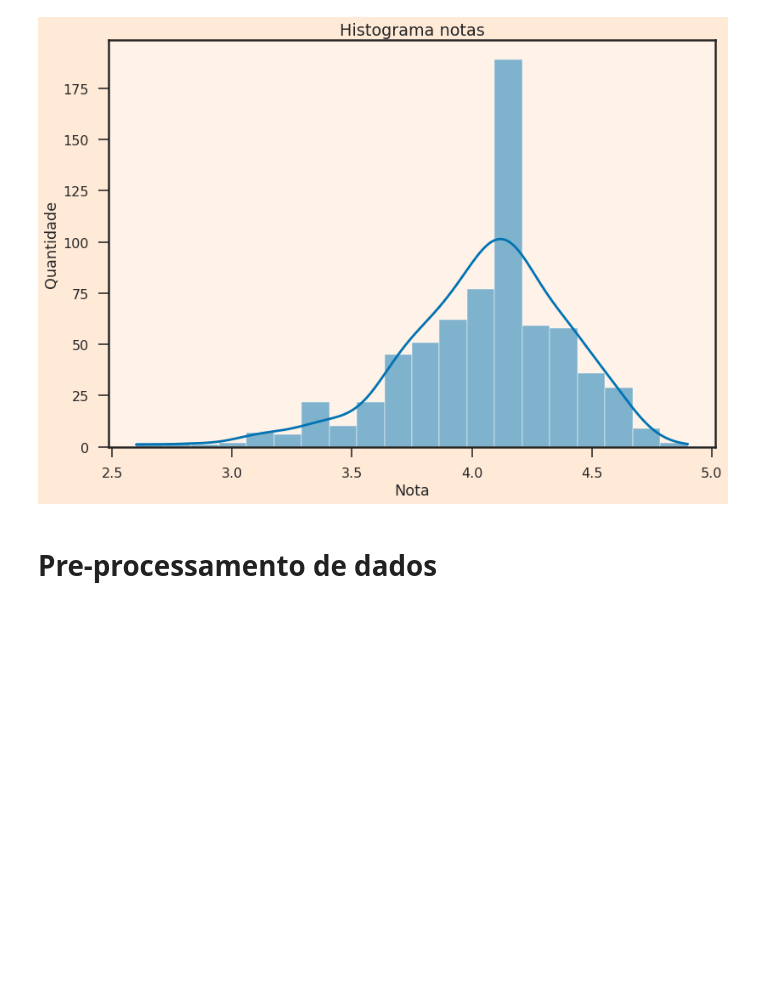
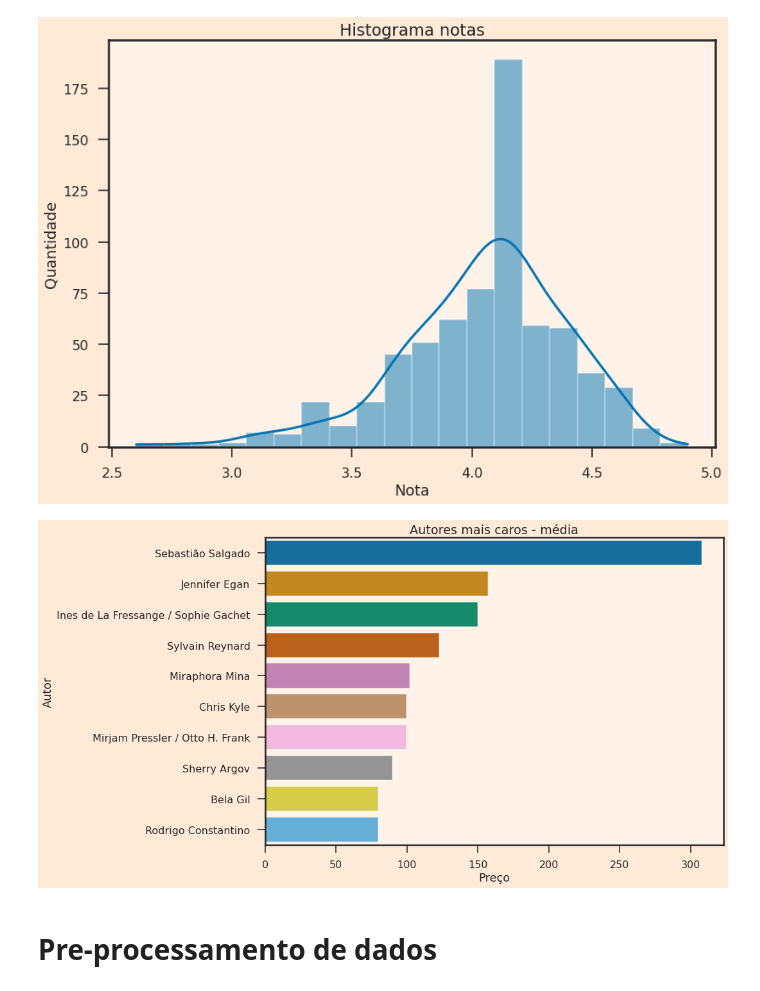
Before and after one commit to JonasBrother97/jeff_final, a Jupyter notebook: FINAL.ipynb, the cells around one changed output. Cells and saved outputs as stored; diff of their text form; code cells hidden in the pictures; blank space fills up the shorter version.

```diff
--- a/FINAL.ipynb
+++ b/FINAL.ipynb
@@ -130,6 +131,17 @@ plt.ylabel("Quantidade")
 plt.show()
 # %% [output]
 [figure]
+# %%
+df_unico_autor = df_analise.drop_duplicates(subset=['titulo']).groupby('autor').mean().sort_values(by=['preco'], ascending=False)[:10]['preco']
+
+sns.barplot(x = df_unico_autor, y = df_unico_autor.index[:10])
+
+plt.title("Autores mais caros - média")
+plt.xlabel("Preço")
+plt.ylabel("Autor")
+plt.show()
+# %% [output]
+[figure, added]
 # %% [markdown]
 # Pre-processamento de dados
 # %% [markdown]
```
Also changed, not shown: parts of 3 cells of this notebook.
